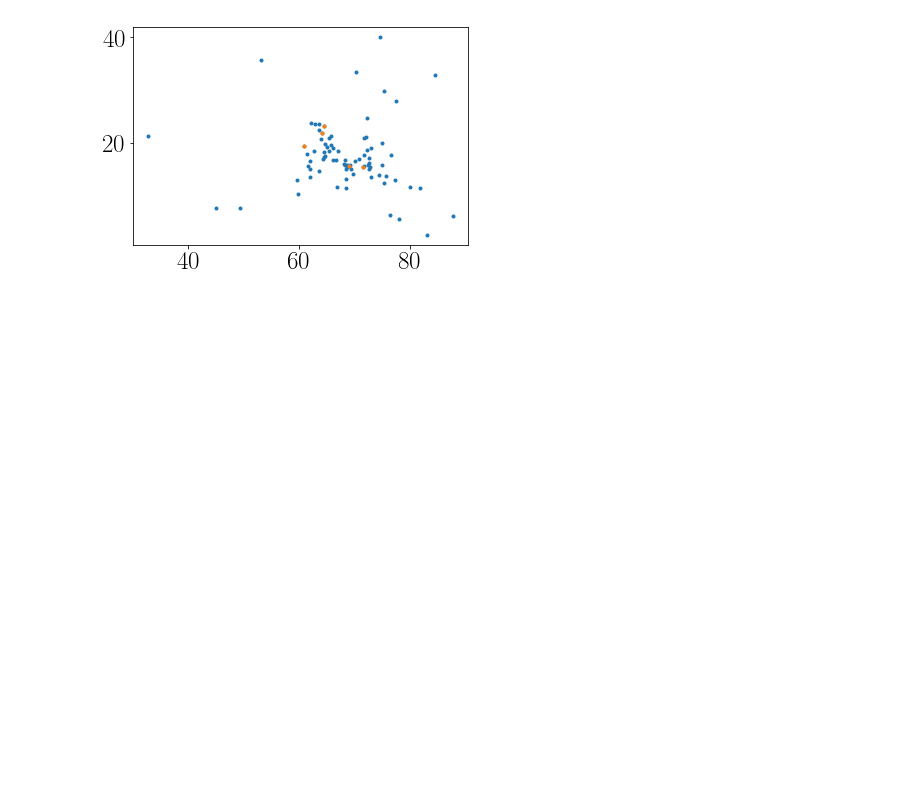
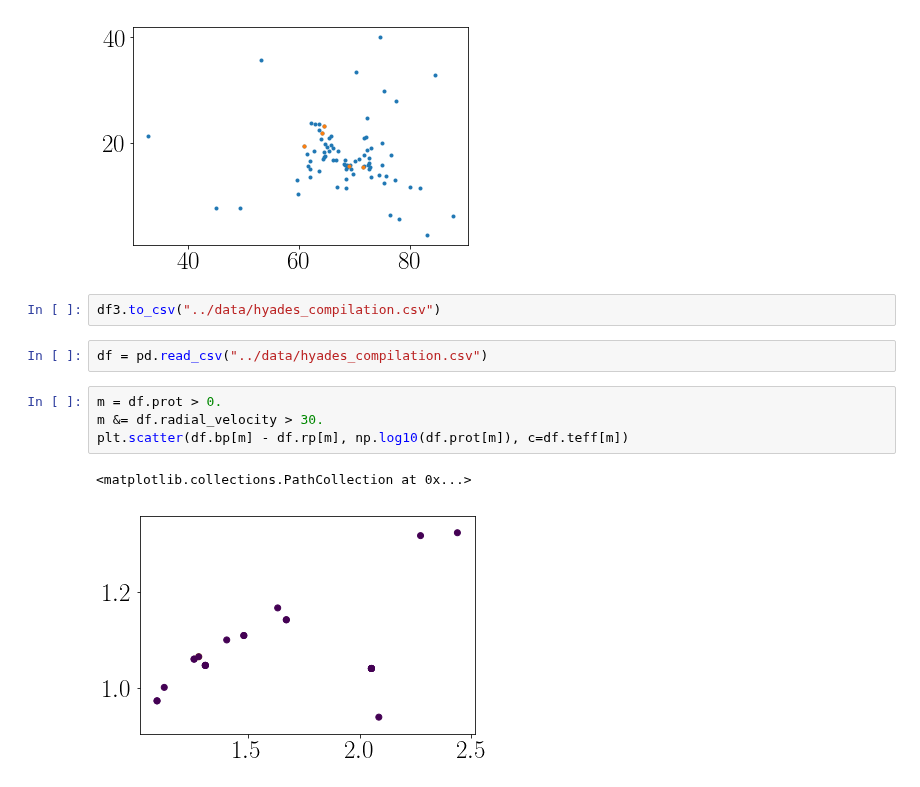
Before and after one commit to RuthAngus/stardate, a Jupyter notebook: code/Hyades.ipynb, the cells around one changed output. Drawn from its saved outputs; the diff is of its cells as text; blank space fills up the shorter version.

```diff
--- a/code/Hyades.ipynb
+++ b/code/Hyades.ipynb
@@ -422,3 +422,14 @@ df3["teff"] = teff
 df3["logg"] = logg
 # %% [output]
 [figure]
+# %%
+df3.to_csv("../data/hyades_compilation.csv")
+# %%
+df = pd.read_csv("../data/hyades_compilation.csv")
+# %%
+m = df.prot > 0.
+m &= df.radial_velocity > 30.
+plt.scatter(df.bp[m] - df.rp[m], np.log10(df.prot[m]), c=df.teff[m])
+# %% [output]
+<matplotlib.collections.PathCollection at 0x...>
+[figure, added]
```
Also changed, not shown: parts of 3 cells of this notebook.
